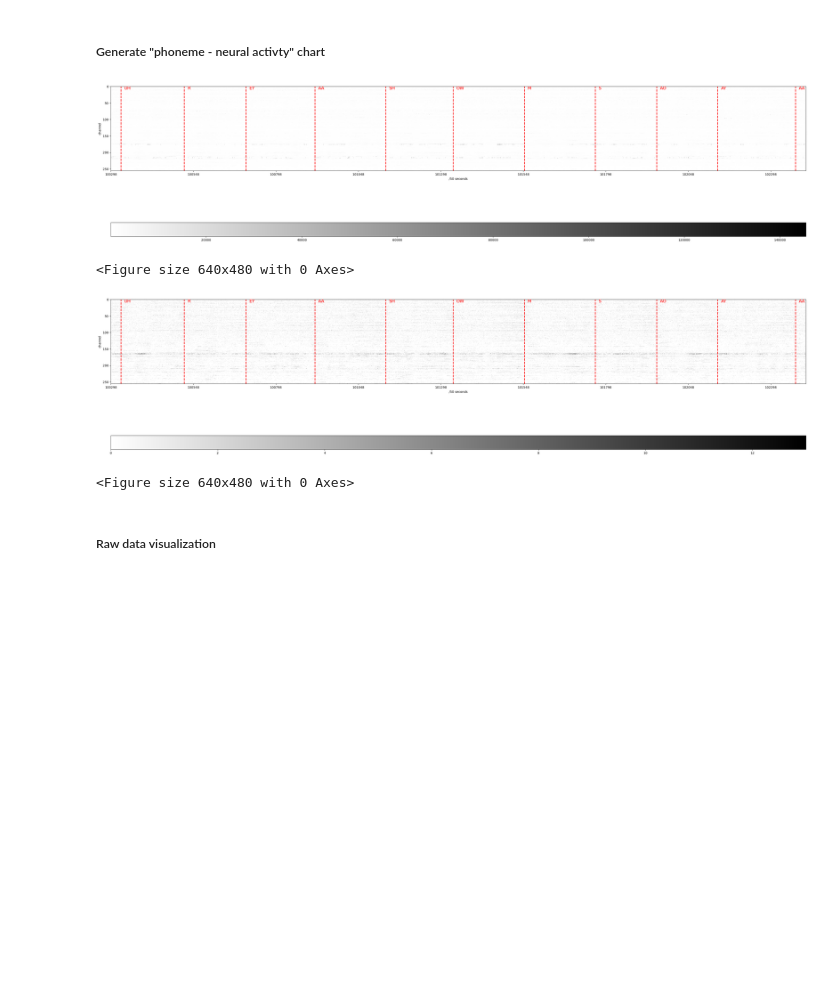
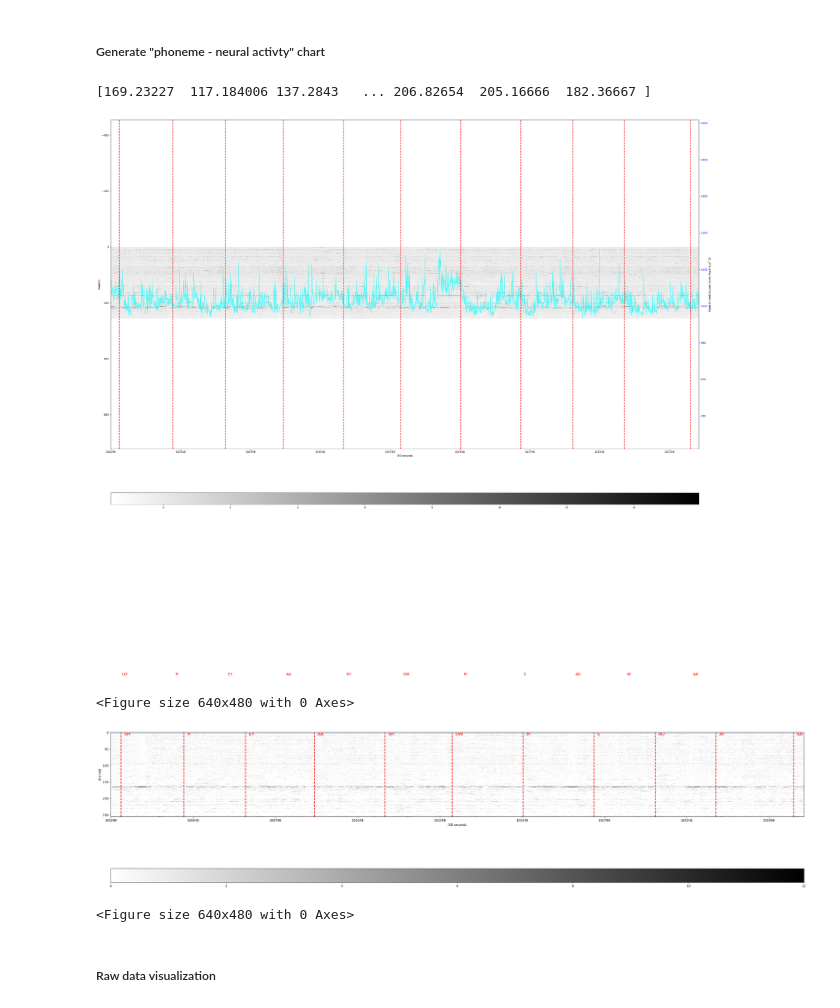
Before and after one commit to ctu-3u/speechBCI, a Jupyter notebook: Practice/pho_act_chart.ipynb, the cells around one changed output. Saved outputs shown, nothing was run; the diff lists cells and outputs as text; code cells hidden in the pictures; blank space fills up the shorter version.

```diff
--- a/Practice/pho_act_chart.ipynb
+++ b/Practice/pho_act_chart.ipynb
@@ -35,6 +35,8 @@ phonemes_chart = ['B','CH','NOTHING','D','F','G','HH','JH','K','L','ER','M','N',
 def z_score(x):
     mean = np.mean(x)
     std = np.std(x)
+    if std == 0:
+        return 0
     return (x - mean) / std
 ### def subtraction mean. input an numpy array
 def subt_mean(x):
@@ -46,11 +48,20 @@ def visuali_LFP_audio(starttrial, endtrial): # [starttrial, endtrial]
     startpoint = gotrial_start[starttrial]
     endpoint = gotrial_end[endtrial] + 1
 
-    spikepow = tuning_data['spikePow'][startpoint : endpoint, :]
-    tx2 = tuning_data['tx2'][startpoint : endpoint, :]
-
+    spikepow = tuning_data['spikePow'][startpoint : endpoint, :].copy()
+    tx2 = tuning_data['tx2'][startpoint : endpoint, :].copy()
 
     #### rearrange data
+    mean_spikepow = []
+    mean_tx2 = []
+
+    for i in range(np.shape(spikepow)[0]):
+        mean = np.mean(spikepow[i])
+        mean_spikepow.append(mean)
+        spikepow[i] = z_score(spikepow[i].copy())
+        mean = np.mean(tx2[i])
+        mean_tx2.append(mean)
+        tx2[i] = z_score(tx2[i].copy())
 
 
     #### get audio timestamp and the phoneme
@@ -60,46 +71,59 @@ def visuali_LFP_audio(starttrial, endtrial): # [starttrial, endtrial]
     for i in range(starttrial, endtrial + 1):
         window_left = max(gotrial_start[i] - 10, 0)
         window_right = min(gotrial_end[i] + 11, length_timebins)
         window_audios = np.array(tuning_data['audioEnvelope'][window_left : window_right])
         audio_times.append(np.argmax(window_audios) + window_left)
         audio_phone.append(phonemes_chart[int(tuning_data['trialCues'][i]) - 1])
 
 
     #### plot (only try spikepower first)
-    plt.figure(figsize = (40, 30))
-    plt.imshow(spikepow.T, cmap = 'binary', vmin = np.min(spikepow), vmax = np.max(spikepow))
-    plt.colorbar(orientation='horizontal', pad=0.1, aspect=50)
-    plt.xlabel("/50 seconds")
-    plt.ylabel("channel")
-    plt.xticks(np.arange(0, endpoint - startpoint, 250), np.arange(startpoint, endpoint, 250))
-    for i in range(len(audio_times)):
+    fig, ax1 = plt.subplots(figsize = (40, 30))
+    im = ax1.imshow(spikepow.T, cmap = 'binary', vmin = np.min(spikepow), vmax = np.max(spikepow)) # plot each channel's z-score
+    fig.colorbar(im, ax = ax1, orientation='horizontal', pad=0.1, aspect=50)
+    ax1.set_xlabel("/50 seconds")
+    ax1.set_ylabel("channel")
+    ax1.set_xticks(np.arange(0, endpoint - startpoint, 250))
+    ax1.set_xticklabels(np.arange(startpoint, endpoint, 250))
+
+    ##### plot mean value curve, and set mean value curve axis
+    ax2min, ax2max = np.min(mean_spikepow), np.max(mean_spikepow)
+    meanspikepow_scaled = num_channels - (mean_spikepow - ax2min) / (ax2max - ax2min) * num_channels
+    ax1.plot(meanspikepow_scaled, color = 'cyan', linewidth=0.8) # plot mean neural activity at each timestep
+    ax2 = ax1.twinx()
+    ax2.set_ylabel("Mean Binned Square Spike Power (\u03bcV^2)")
+    ax2.set_ylim(ax2min, ax2max)
+    ax2.tick_params(axis = 'y', labelcolor = 'blue')
+    for i in range(len(audio_times)): # plot the maximum time of audio
         t_index = audio_times[i] - startpoint
         plt.axvline(x = t_index, color='red', linestyle='--', linewidth=2)
         plt.text(t_index + 10, -1, audio_phone[i], color='red', fontsize=14, rotation=0, verticalalignment='top')
     plt.show()
     plt.clf()
 
+
     #### (try tx2 also)
     plt.figure(figsize = (40, 30))
-    plt.imshow(tx2.T, cmap = 'binary', vmin = np.min(tx2), vmax = np.max(tx2))
+    plt.imshow(tx2.T, cmap = 'binary', vmin = np.min(tx2), vmax = np.max(tx2)) # plot each channel's z-score
     plt.colorbar(orientation='horizontal', pad=0.1, aspect=50)
     plt.xlabel("/50 seconds")
     plt.ylabel("channel")
     plt.xticks(np.arange(0, endpoint - startpoint, 250), np.arange(startpoint, endpoint, 250))
-    for i in range(len(audio_times)):
+    plt.plot(mean_tx2) # plot mean neural activity at each timestep
+    for i in range(len(audio_times)): # plot the maximum time of audio
         t_index = audio_times[i] - startpoint
         plt.axvline(x = t_index, color='red', linestyle='--', linewidth=2)
         plt.text(t_index + 10, -1, audio_phone[i], color='red', fontsize=14, rotation=0, verticalalignment='top')
     plt.show()
     plt.clf()
 
 
 visuali_LFP_audio(505, 515)
 # %% [output]
+[169.23227  117.184006 137.2843   ... 206.82654  205.16666  182.36667 ]
-[figure, old version]
+[figure, new version]
-<Figure size 640x480 with 0 Axes>
+<Figure size 640x480 with 0 Axes>
 [figure]
-<Figure size 640x480 with 0 Axes>
+<Figure size 640x480 with 0 Axes>
 # %%
 ## extract neural activity
 
```
Also changed, not shown: parts of 2 cells of this notebook.
